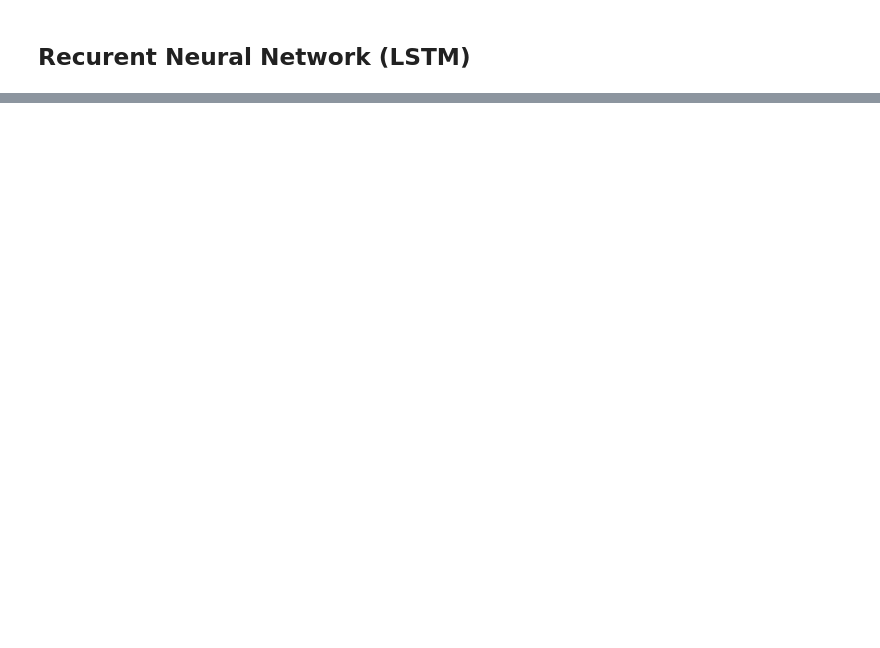
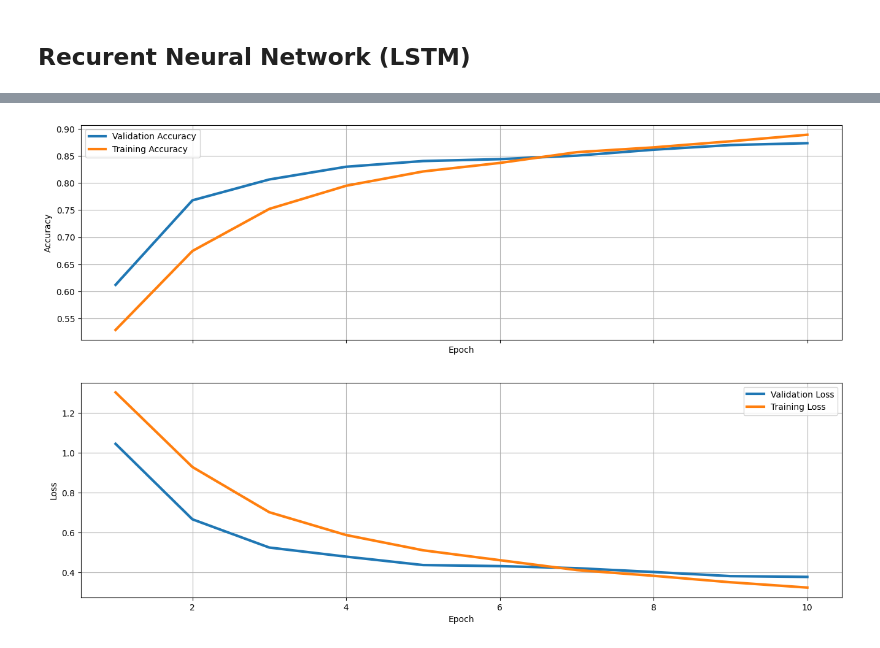
Before and after one commit to nuvita97/sentiment-analysis, a Jupyter notebook: models.ipynb, the cells around one changed output, grey strips where cells are left out. Cells and saved outputs as stored; diff of their text form; code cells hidden in the pictures; blank space fills up the shorter version.

```diff
--- a/models.ipynb
+++ b/models.ipynb
@@ -318,0 +412,29 @@ model_lstm.save('models/lstm.h5')
+# %%
+input_ids = tf.keras.Input(
+    shape=(max_length,), dtype=tf.int32, name="input_ids"
+)
+attention_mask = tf.keras.Input(
+    shape=(max_length,), dtype=tf.int32, name="attention_mask"
+)
+
+bert_output = bert_model([input_ids, attention_mask])
+
+net = tf.keras.layers.Bidirectional(
+    tf.keras.layers.LSTM(64, return_sequences=True)
+)(bert_output[0])
+
+net = tf.keras.layers.Dropout(0.3)(net)
+
+net = tf.keras.layers.Bidirectional(tf.keras.layers.LSTM(32))(net)
+
+net = tf.keras.layers.Dropout(0.3)(net)
+
+net = tf.keras.layers.Dense(64, activation="relu")(net)
+
+net = tf.keras.layers.Dropout(0.3)(net)
+
+net = tf.keras.layers.Dense(32, activation="relu")(net)
+
+output = tf.keras.layers.Dense(num_label, activation="softmax")(net)
+
+model = tf.keras.Model(inputs=[input_ids, attention_mask], outputs=output)
@@ -318,0 +461,13 @@ model_lstm.save('models/lstm.h5')
+# %%
+model.compile(
+    loss="categorical_crossentropy", optimizer="adam", metrics=["accuracy"]
+)
+# %%
+hist = model.fit(
+    x=[train_inputs, train_masks],
+    y=train_labels_encoded,
+    epochs=10,
+    batch_size=32,
+    validation_data=([test_inputs, test_masks], test_labels_encoded),
+    callbacks=[early_stopping]
+)
@@ -318,0 +495,4 @@ model_lstm.save('models/lstm.h5')
+# %%
+plot_results(hist)
+# %% [output]
+[figure, added]
```
Also changed, not shown: parts of 20 cells of this notebook, 2 other files.
